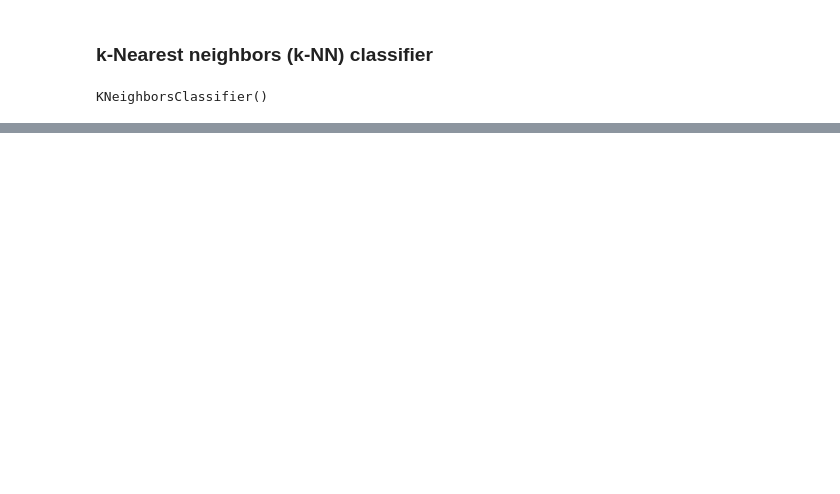
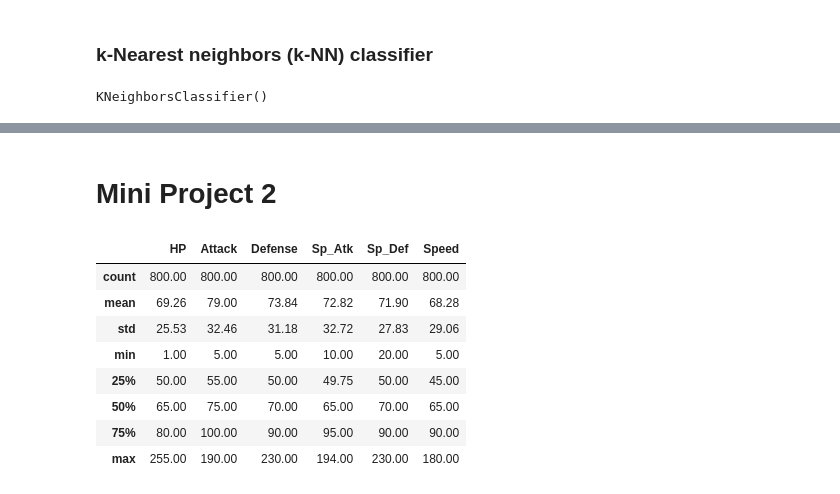
Before and after one commit to rafaeldavidjose/MLF-25-26, a Jupyter notebook: Class 2/pokemons.ipynb, the cells around one changed output, grey strips where cells are left out. Drawn from its saved outputs; the diff is of its cells as text; code cells hidden in the pictures; blank space fills up the shorter version.

Commit message:
Add Mini Project 2

```diff
--- a/Class 2/pokemons.ipynb
+++ b/Class 2/pokemons.ipynb
@@ -316,0 +318,16 @@ knnClf.score(X_test, y_test)
+# %% [markdown]
+# Mini Project 2
+# %%
+# Display a table of the basic statistics (mean, standard deviation, median, etc) of the Pokémon features used to train and test the models before and after standard scaling
+stats_before = df_X.describe().round(2)
+stats_before
+# %% [output]
+|  | HP | Attack | Defense | Sp_Atk | Sp_Def | Speed |
+| count | 800.00 | 800.00 | 800.00 | 800.00 | 800.00 | 800.00 |
+| mean | 69.26 | 79.00 | 73.84 | 72.82 | 71.90 | 68.28 |
+| std | 25.53 | 32.46 | 31.18 | 32.72 | 27.83 | 29.06 |
+| min | 1.00 | 5.00 | 5.00 | 10.00 | 20.00 | 5.00 |
+| 25% | 50.00 | 55.00 | 50.00 | 49.75 | 50.00 | 45.00 |
+| 50% | 65.00 | 75.00 | 70.00 | 65.00 | 70.00 | 65.00 |
+| 75% | 80.00 | 100.00 | 90.00 | 95.00 | 90.00 | 90.00 |
+| max | 255.00 | 190.00 | 230.00 | 194.00 | 230.00 | 180.00 |
```
Also changed, not shown: parts of 14 cells of this notebook.
